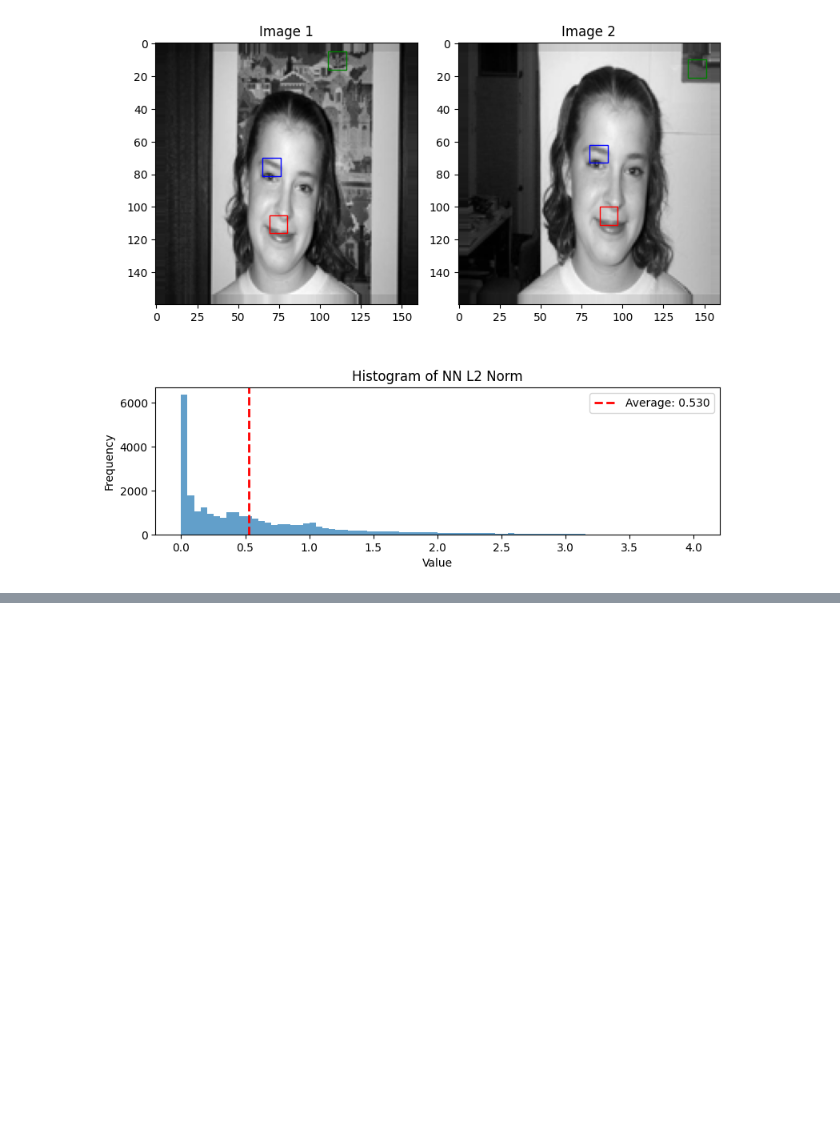
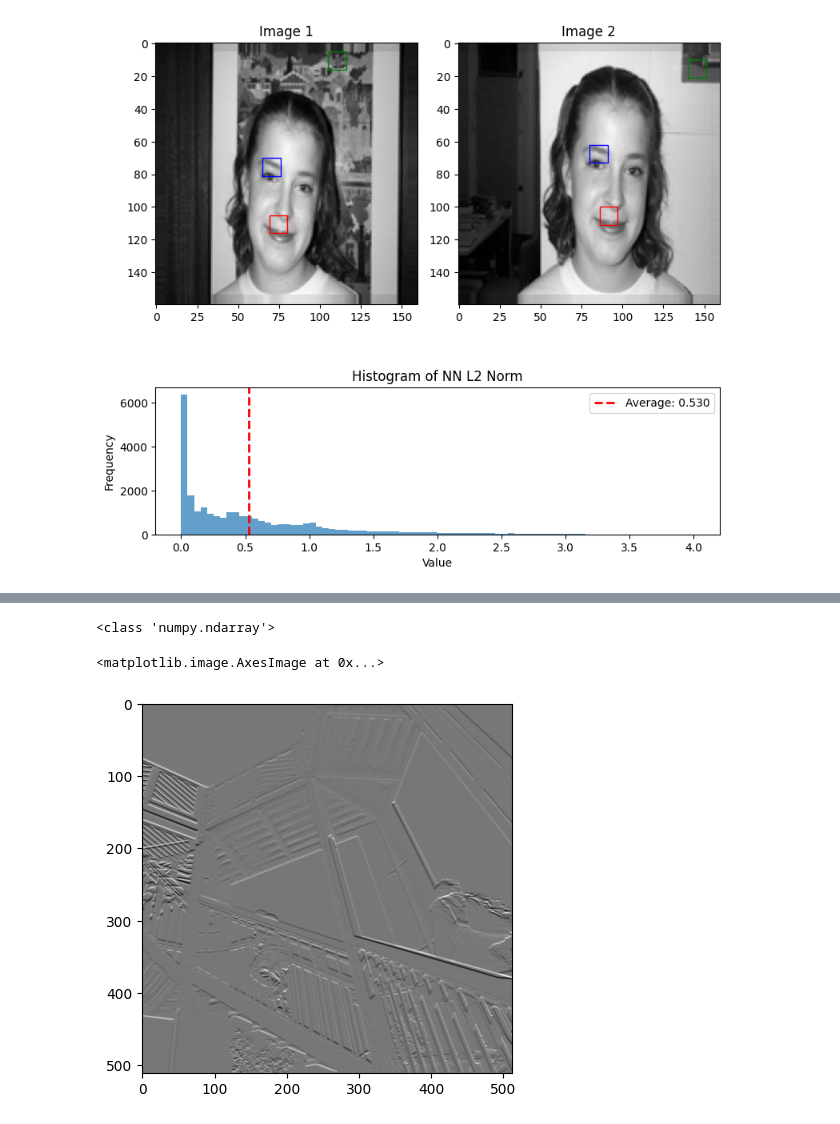
Before and after one commit to micahreich/patch-match, a Jupyter notebook: sequential/playground.ipynb, the cells around one changed output, grey strips where cells are left out. Cells and saved outputs as stored; diff of their text form; code cells hidden in the pictures; blank space fills up the shorter version.

```diff
--- a/sequential/playground.ipynb
+++ b/sequential/playground.ipynb
@@ -221,0 +354,20 @@ display_patches_with_histogram(
+# %%
+# mask = np.ones_like(image1_cropped, dtype=bool)
+# mask[70:80, 55:70] = False
+
+# pmrf = PatchMatchRegionFill(7, image1_cropped)
+# pmrf.fill_region(mask)
+
+from scipy import ndimage, datasets
+import matplotlib.pyplot as plt
+import numpy as np
+ascent = datasets.ascent().astype('int32')
+
+sobel_h = ndimage.sobel(ascent, 0)  # horizontal gradient
+sobel_v = ndimage.sobel(ascent, 1)  # vertical gradient
+
+plt.imshow(sobel_h, cmap='gray')
+# %% [output]
+<class 'numpy.ndarray'>
+<matplotlib.image.AxesImage at 0x...>
+[figure, added]
```
Also changed, not shown: parts of 5 cells of this notebook, 7 other files.
